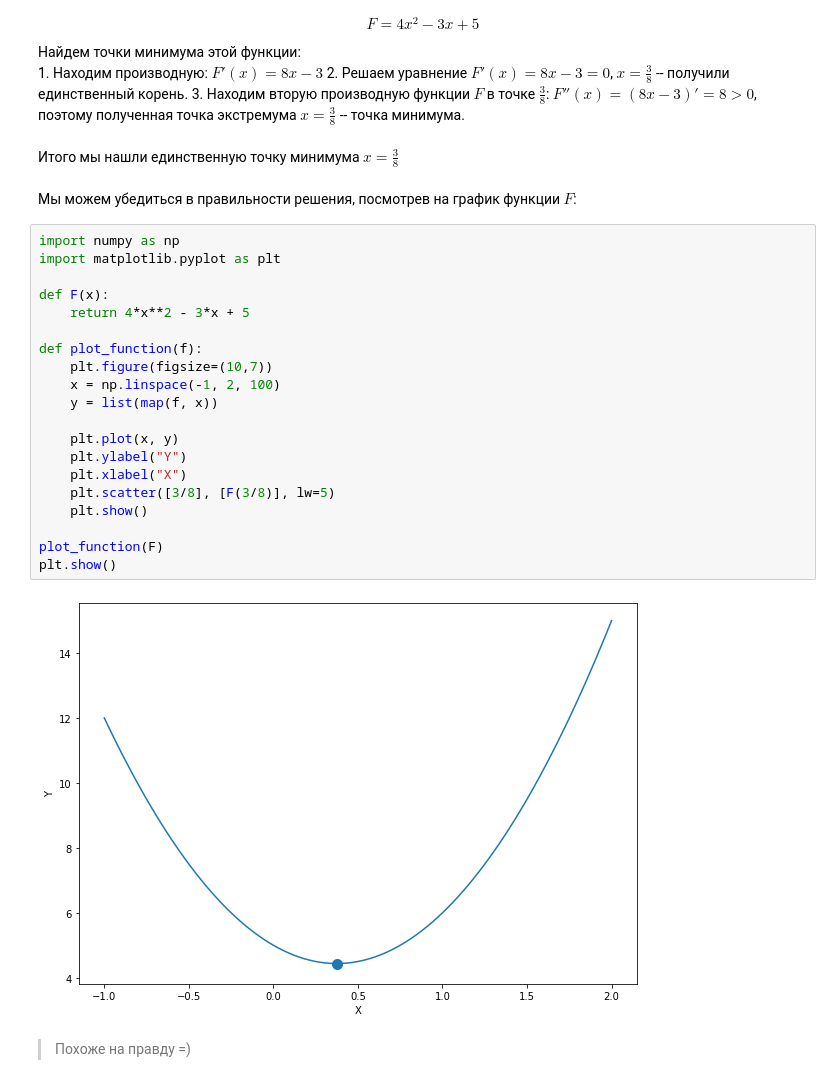
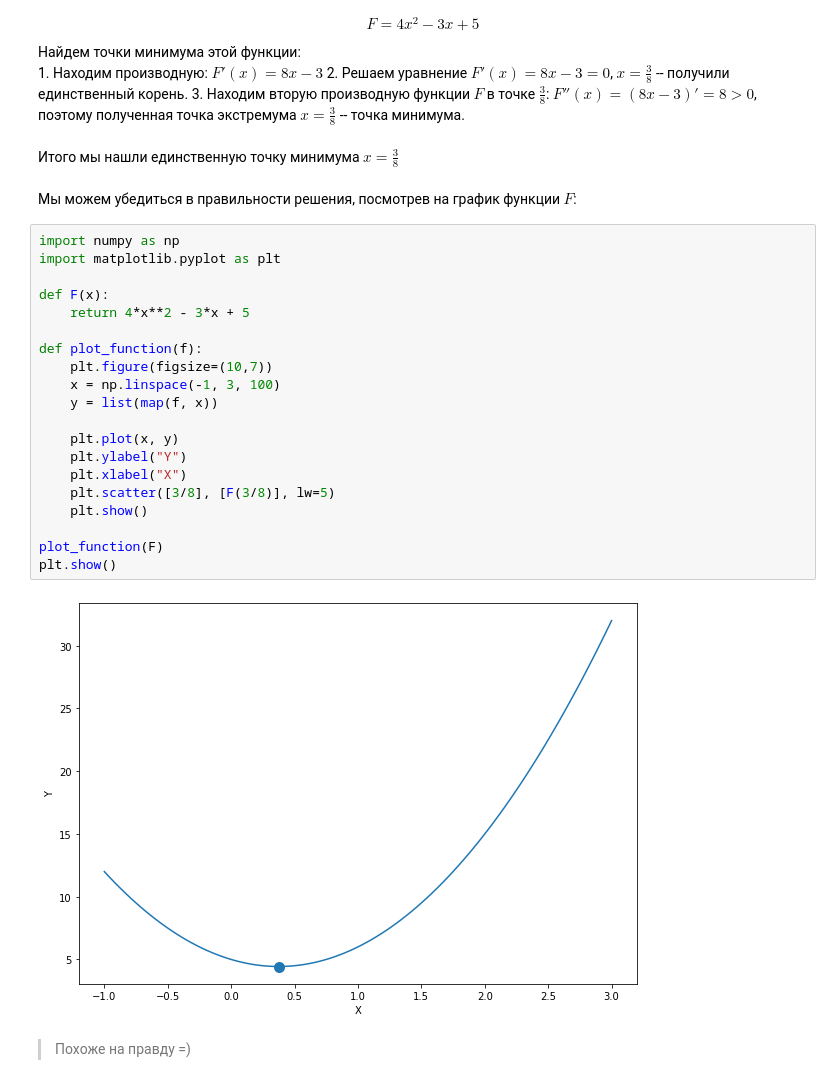
Before and after one commit to ctrlc0ctrlv/deep_learning_2018-19, a Jupyter notebook: Optimization_and_gradient_descent.ipynb, the cells around one changed output. Drawn from its saved outputs; the diff is of its cells as text.

```diff
--- a/Optimization_and_gradient_descent.ipynb
+++ b/Optimization_and_gradient_descent.ipynb
@@ -55,25 +55,25 @@ $$F = 4x^2 - 3x + 5$$
 # %%
 import numpy as np
 import matplotlib.pyplot as plt
 
 def F(x):
     return 4*x**2 - 3*x + 5
 
 def plot_function(f):
     plt.figure(figsize=(10,7))
-    x = np.linspace(-1, 2, 100)
+    x = np.linspace(-1, 3, 100)
     y = list(map(f, x))
 
     plt.plot(x, y)
     plt.ylabel("Y")
     plt.xlabel("X")
     plt.scatter([3/8], [F(3/8)], lw=5)
     plt.show()
 
 plot_function(F)
 plt.show()
 # %% [output]
-[figure, old version]
+[figure, new version]
 # %% [markdown]
 > Похоже на правду =)
 # %% [markdown]
```
Also changed, not shown: parts of 1 cell of this notebook.
